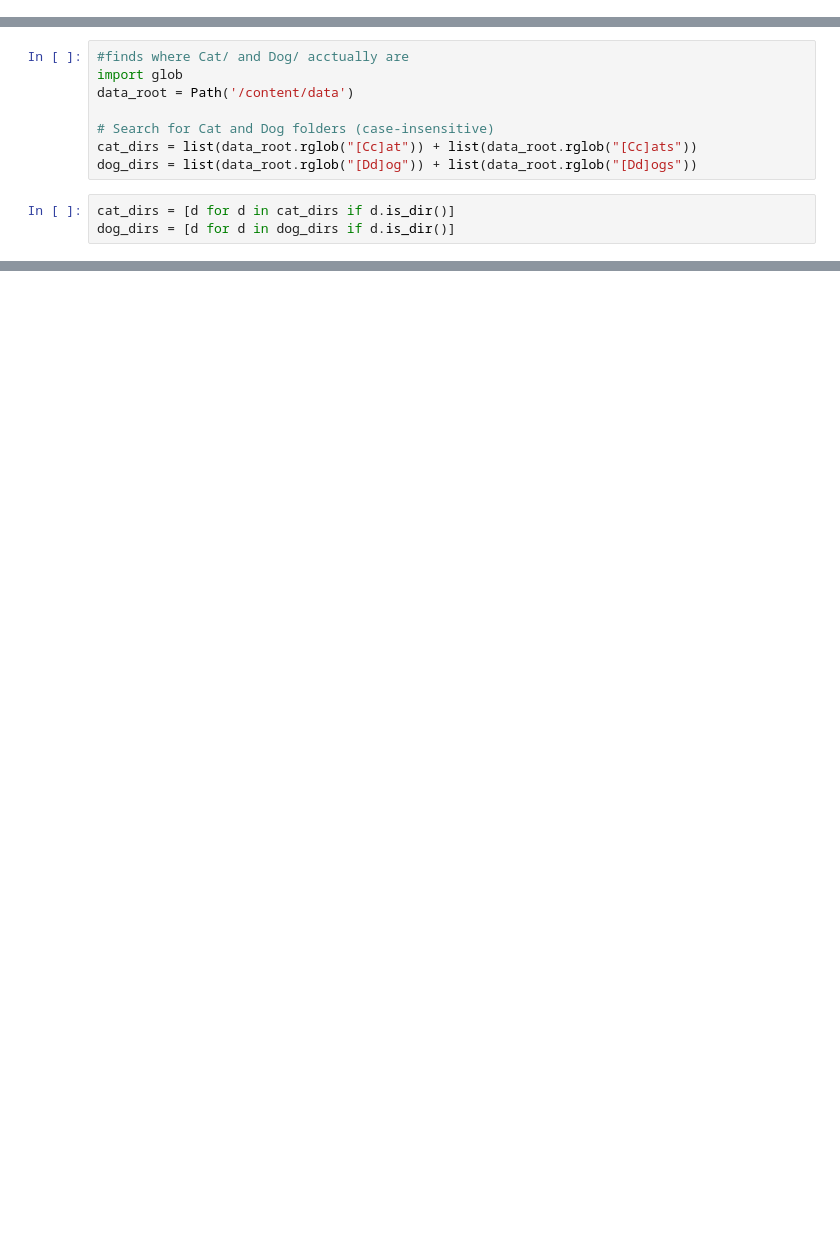
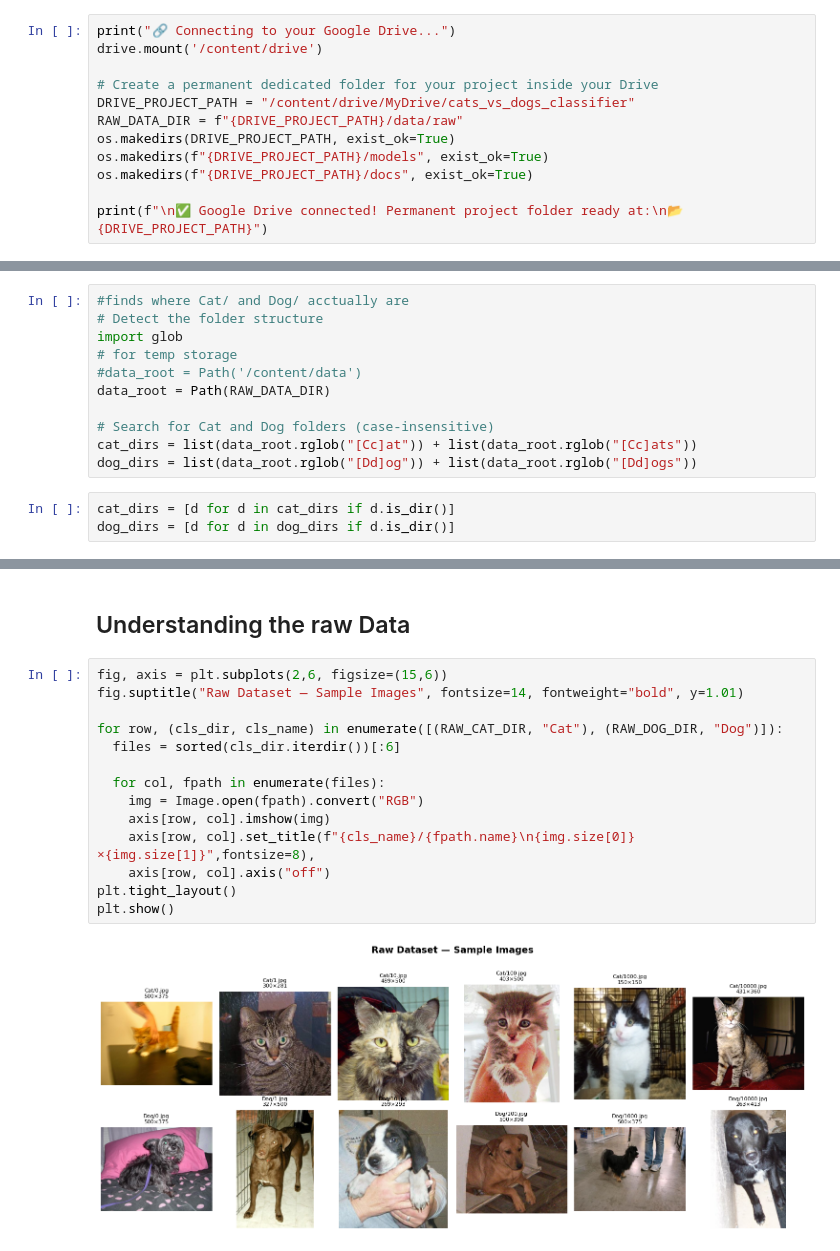
Before and after one commit to yesahek/CatsVsDogs-Image-Classifier, a Jupyter notebook: notebooks/data_loader.ipynb, the cells around one changed output, grey strips where cells are left out. Cells and saved outputs as stored; diff of their text form; blank space fills up the shorter version.

Commit message:
understanding the raw data

```diff
--- a/notebooks/data_loader.ipynb
+++ b/notebooks/data_loader.ipynb
@@ -42,3 +40,15 @@ print("Every run of this notebook will produce identical results.")
 # %% [output]
 All seeds fixed to: 42
 Every run of this notebook will produce identical results.
+# %%
+print("🔗 Connecting to your Google Drive...")
+drive.mount('/content/drive')
+
+# Create a permanent dedicated folder for your project inside your Drive
+DRIVE_PROJECT_PATH = "/content/drive/MyDrive/cats_vs_dogs_classifier"
+RAW_DATA_DIR = f"{DRIVE_PROJECT_PATH}/data/raw"
+os.makedirs(DRIVE_PROJECT_PATH, exist_ok=True)
+os.makedirs(f"{DRIVE_PROJECT_PATH}/models", exist_ok=True)
+os.makedirs(f"{DRIVE_PROJECT_PATH}/docs", exist_ok=True)
+
+print(f"\n✅ Google Drive connected! Permanent project folder ready at:\n📂 {DRIVE_PROJECT_PATH}")
@@ -93,7 +120,10 @@ Downloading microsoft-catsvsdogs-dataset.zip to /content/data
 # %%
 #finds where Cat/ and Dog/ acctually are
+# Detect the folder structure
 import glob
-data_root = Path('/content/data')
+# for temp storage
+#data_root = Path('/content/data')
+data_root = Path(RAW_DATA_DIR)
 
 # Search for Cat and Dog folders (case-insensitive)
 cat_dirs = list(data_root.rglob("[Cc]at")) + list(data_root.rglob("[Cc]ats"))
@@ -126,3 +156,21 @@ Raw root       /content/data/PetImages
      Cat images: 12501
 
      Dog images: 12501
+# %% [markdown]
+## Understanding the raw Data
+# %%
+fig, axis = plt.subplots(2,6, figsize=(15,6))
+fig.suptitle("Raw Dataset — Sample Images", fontsize=14, fontweight="bold", y=1.01)
+
+for row, (cls_dir, cls_name) in enumerate([(RAW_CAT_DIR, "Cat"), (RAW_DOG_DIR, "Dog")]):
+  files = sorted(cls_dir.iterdir())[:6]
+
+  for col, fpath in enumerate(files):
+    img = Image.open(fpath).convert("RGB")
+    axis[row, col].imshow(img)
+    axis[row, col].set_title(f"{cls_name}/{fpath.name}\n{img.size[0]}×{img.size[1]}",fontsize=8),
+    axis[row, col].axis("off")
+plt.tight_layout()
+plt.show()
+# %% [output]
+[figure, added]
```
Also changed, not shown: parts of 9 cells of this notebook.
